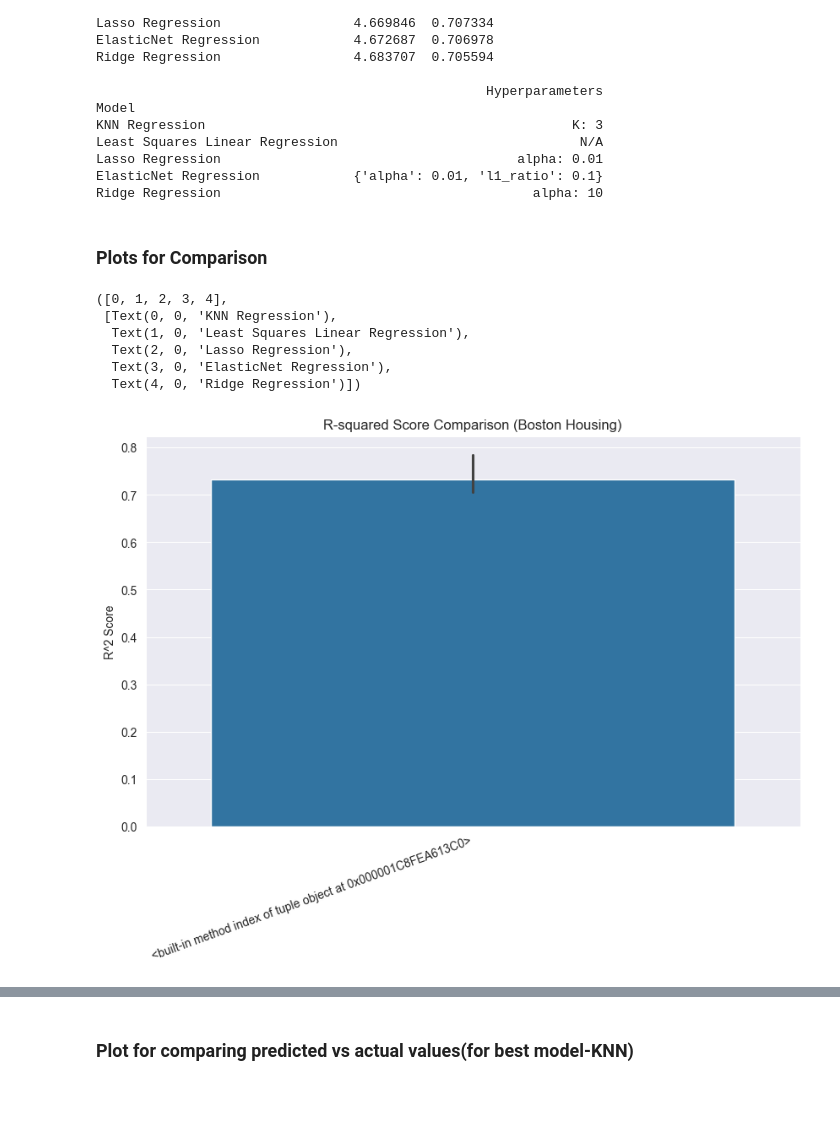
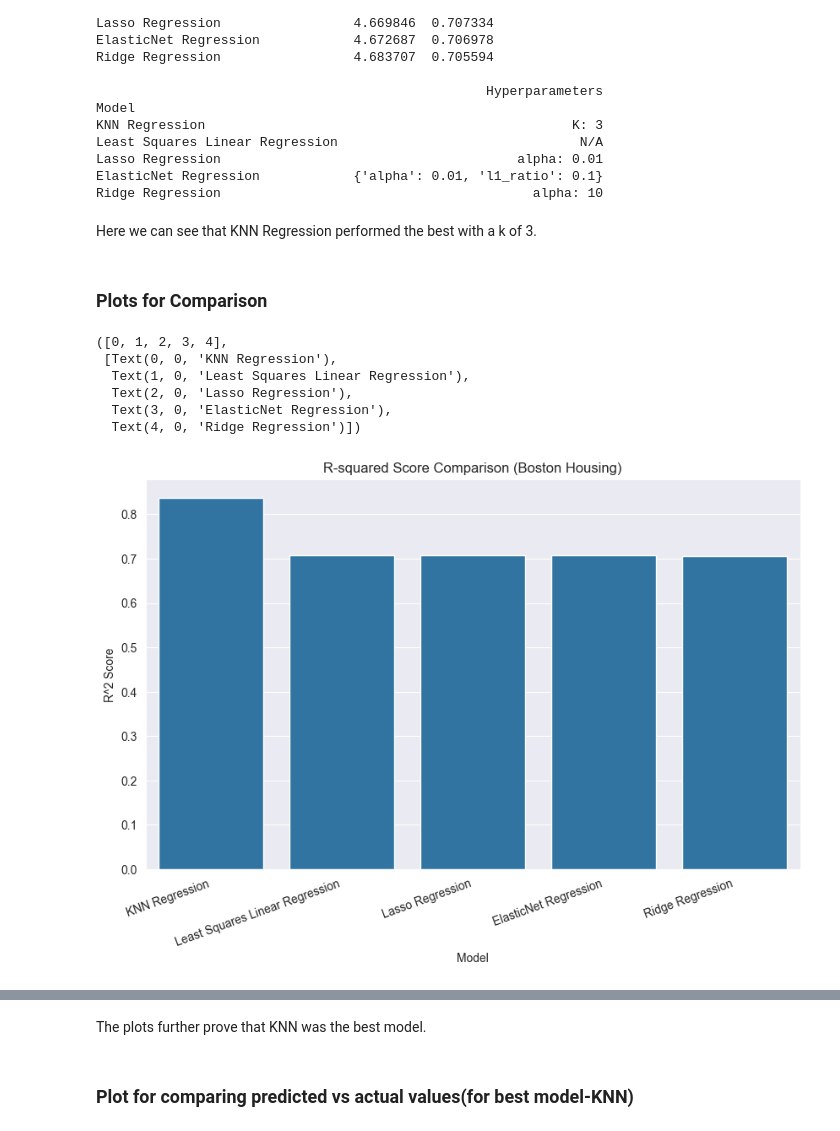
Before and after one commit to GeorgeBonilla-1/MachineLearningAssignments, a Jupyter notebook: notebooks/HW2.ipynb, the cells around one changed output, grey strips where cells are left out. Cells and saved outputs as stored; diff of their text form; code cells hidden in the pictures; blank space fills up the shorter version.

```diff
--- a/notebooks/HW2.ipynb
+++ b/notebooks/HW2.ipynb
@@ -497,33 +497,37 @@ Least Squares Linear Regression                               N/A
 Lasso Regression                                      alpha: 0.01
 ElasticNet Regression            {'alpha': 0.01, 'l1_ratio': 0.1}
 Ridge Regression                                        alpha: 10
+# %% [markdown]
+Here we can see that KNN Regression performed the best with a k of 3.
 # %% [markdown]
 ### Plots for Comparison
 # %%
 # R2 Score Plot
 plt.figure(figsize=(10, 6))
-sns.barplot(x=results_df.index.sort_values('R2 Score', ascending=False).index, y='R2 Score', data=results_df)
+sns.barplot(x=results_df.index, y='R2 Score', data=results_df)
 plt.title('R-squared Score Comparison (Boston Housing)')
 plt.ylabel('R^2 Score') # Higher score is better
 plt.xticks(rotation=20, ha='right')
 
 
 
 # RMSE Plot
 plt.figure(figsize=(10, 6))
 sns.barplot(x=results_df.index, y='RMSE', data=results_df)
 plt.title('RMSE Comparison (Boston Housing)')
 plt.ylabel('RMSE') # Lower score is better
 plt.xticks(rotation=20, ha='right')
 # %% [output]
 ([0, 1, 2, 3, 4],
  [Text(0, 0, 'KNN Regression'),
   Text(1, 0, 'Least Squares Linear Regression'),
   Text(2, 0, 'Lasso Regression'),
   Text(3, 0, 'ElasticNet Regression'),
   Text(4, 0, 'Ridge Regression')])
-[figure, old version]
+[figure, new version]
 [figure]
+# %% [markdown]
+The plots further prove that KNN was the best model.
 # %% [markdown]
 ### Plot for comparing predicted vs actual values(for best model-KNN)
 # %%
```
Also changed, not shown: parts of 17 cells of this notebook.
